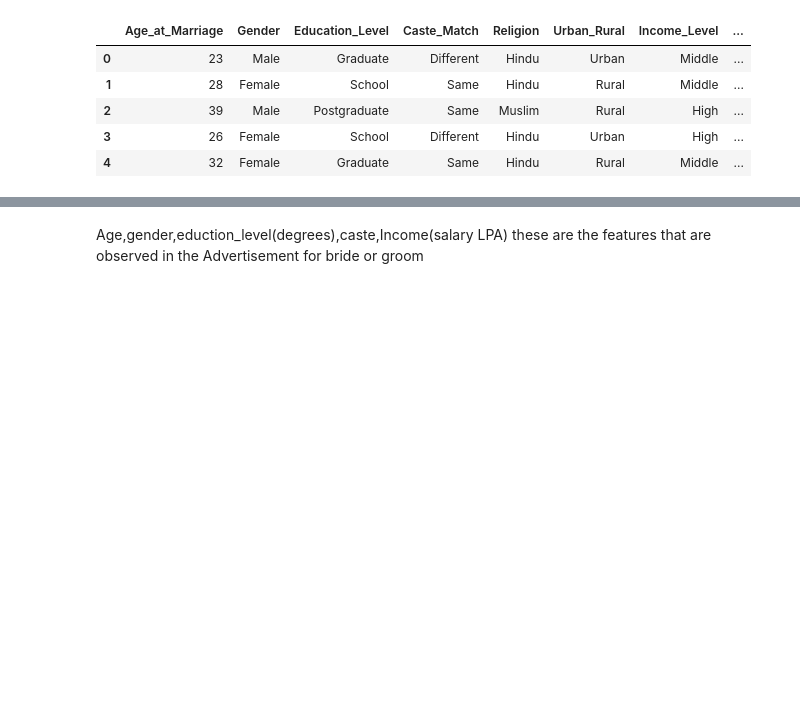
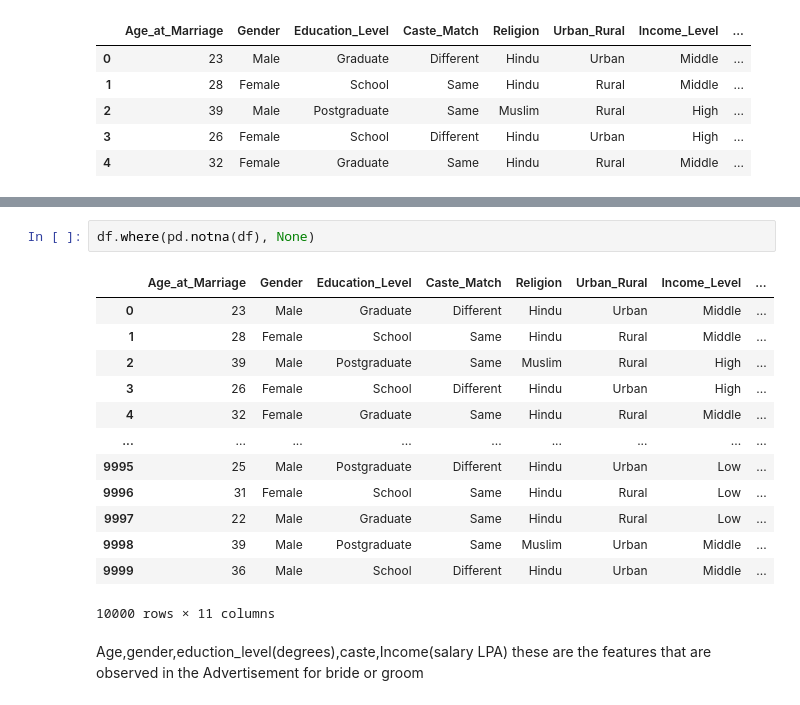
Before and after one commit to kushal-a11y/FinalYearProject, a Jupyter notebook: Matrimony_Matchmaker/notebooks/User+Preference Profile/code.ipynb, the cells around one changed output, grey strips where cells are left out. Saved outputs shown, nothing was run; the diff lists cells and outputs as text; blank space fills up the shorter version.

```diff
--- a/Matrimony_Matchmaker/notebooks/User+Preference Profile/code.ipynb
+++ b/Matrimony_Matchmaker/notebooks/User+Preference Profile/code.ipynb
@@ -14,3 +74,19 @@ df.head(5)
+# %%
+df.where(pd.notna(df), None)
+# %% [output]
+|  | Age_at_Marriage | Gender | Education_Level | Caste_Match | Religion | Urban_Rural | Income_Level | ... |
+| 0 | 23 | Male | Graduate | Different | Hindu | Urban | Middle | ... |
+| 1 | 28 | Female | School | Same | Hindu | Rural | Middle | ... |
+| 2 | 39 | Male | Postgraduate | Same | Muslim | Rural | High | ... |
+| 3 | 26 | Female | School | Different | Hindu | Urban | High | ... |
+| 4 | 32 | Female | Graduate | Same | Hindu | Rural | Middle | ... |
+| ... | ... | ... | ... | ... | ... | ... | ... | ... |
+| 9995 | 25 | Male | Postgraduate | Different | Hindu | Urban | Low | ... |
+| 9996 | 31 | Female | School | Same | Hindu | Rural | Low | ... |
+| 9997 | 22 | Male | Graduate | Same | Hindu | Rural | Low | ... |
+| 9998 | 39 | Male | Postgraduate | Same | Muslim | Urban | Middle | ... |
+| 9999 | 36 | Male | School | Different | Hindu | Urban | Middle | ... |
+10000 rows × 11 columns
 # %% [markdown]
 Age,gender,eduction_level(degrees),caste,Income(salary LPA) these are the features that are observed in the
 Advertisement for bride or groom
```
Also changed, not shown: parts of 10 cells of this notebook, 11 other files.
